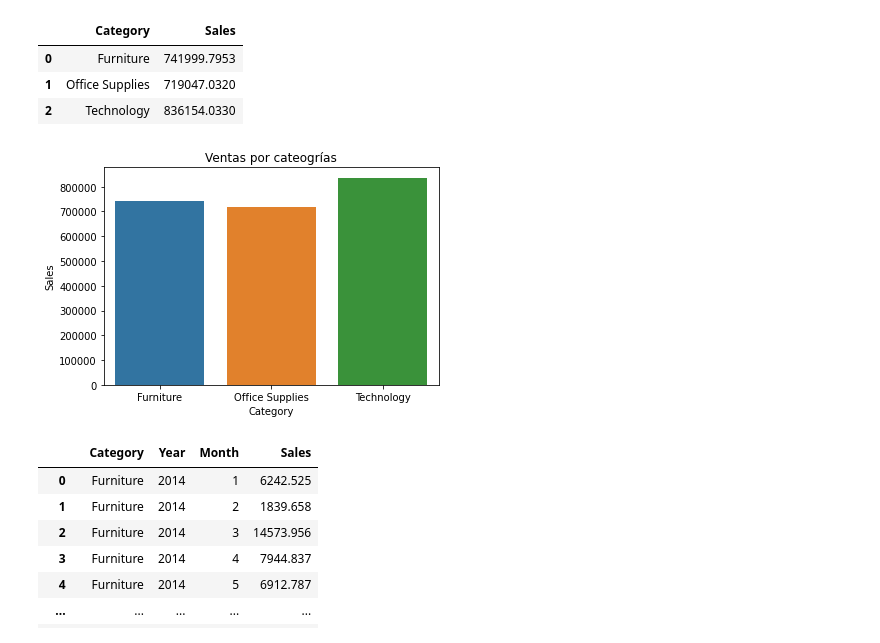
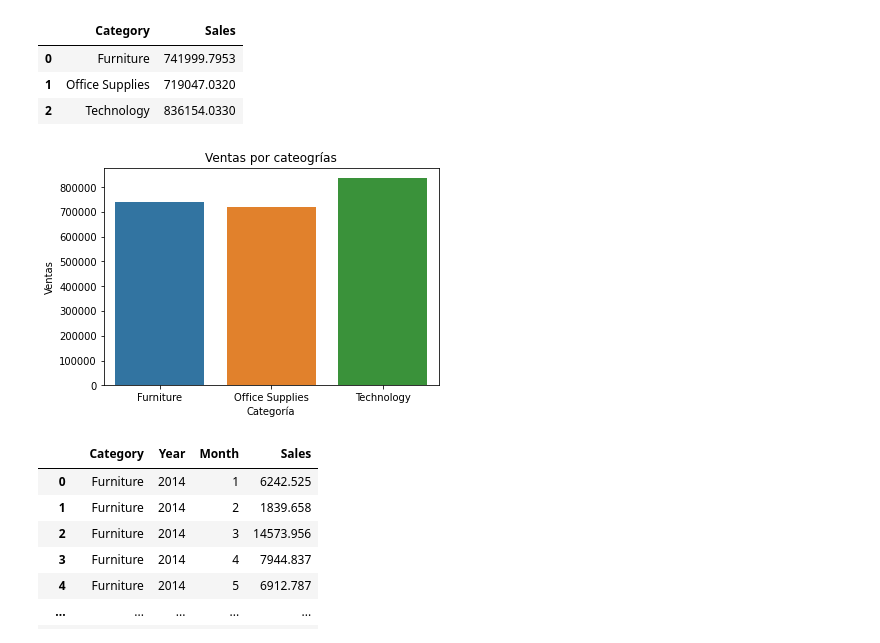
Before and after one commit to IgnacioVilar/Entrega-Analtica-Empresarial, a Jupyter notebook: Trabajo_Final_Analítica.ipynb, the cells around one changed output. Cells and saved outputs as stored; diff of their text form; code cells hidden in the pictures.

```diff
--- a/Trabajo_Final_Analítica.ipynb
+++ b/Trabajo_Final_Analítica.ipynb
@@ -68,11 +96,13 @@ ventas_categoria
 # %%
 import seaborn as sns
 #Graficamos los datos que vemos anteriormente
 sns.barplot(data=ventas_categoria, x="Category", y="Sales")
+plt.xlabel("Categoría")
+plt.ylabel("Ventas")
 plt.title("Ventas por cateogrías")
 plt.show()
 # %% [output]
-[figure, old version]
+[figure, new version]
 # %%
 #Ventas por cada mes de cada año
 ventas_mes= datos[['Category','Year','Month','Sales']].groupby(['Category','Year','Month'],as_index=False).sum()
```
Also changed, not shown: parts of 32 cells of this notebook.
